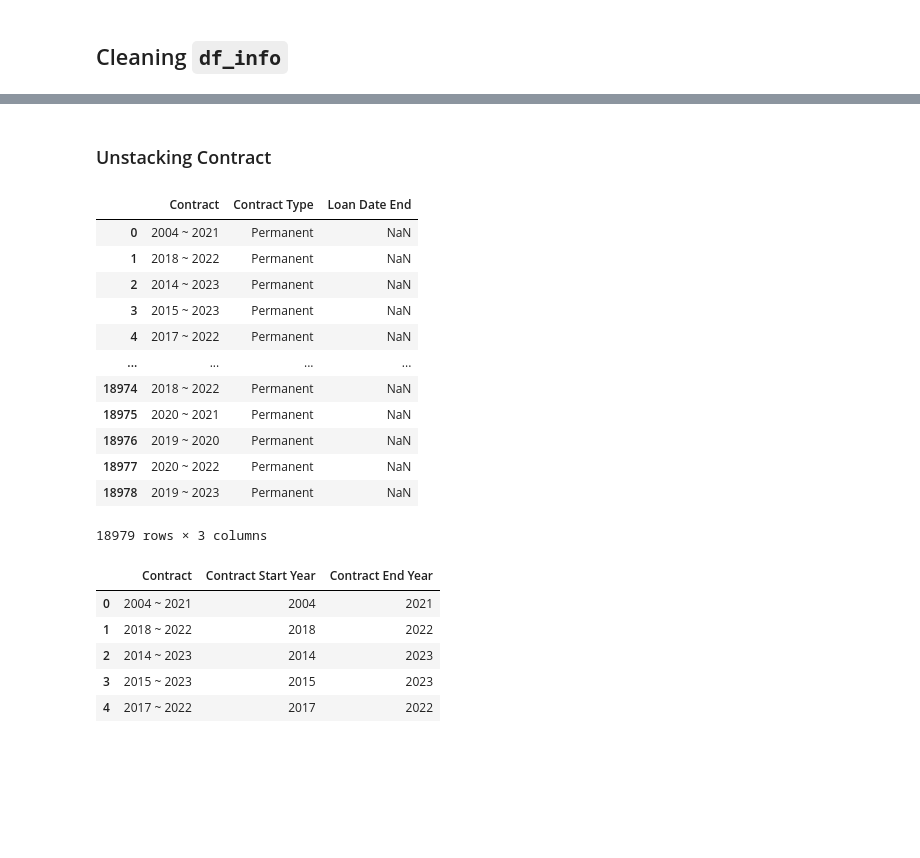
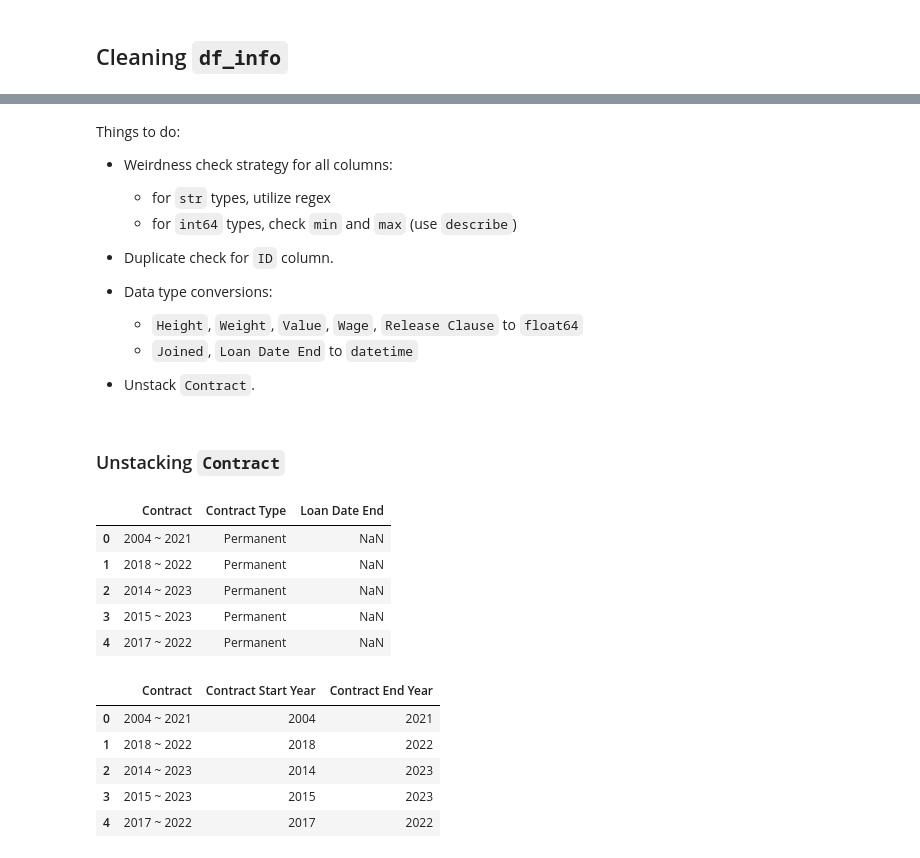
Before and after one commit to Gerum-Berhanu/data-cleaning, a Jupyter notebook: projects/04_fifa_21/data_cleaning.ipynb, the cells around one changed output, grey strips where cells are left out. Cells and saved outputs as stored; diff of their text form; code cells hidden in the pictures; blank space fills up the shorter version.

```diff
--- a/projects/04_fifa_21/data_cleaning.ipynb
+++ b/projects/04_fifa_21/data_cleaning.ipynb
@@ -113,36 +141,43 @@ Value                 0
 Wage                  0
 Release Clause        0
 dtype: int64
+# %% [markdown]
+Things to do:
+
+- Weirdness check strategy for all columns:
+    - for `str` types, utilize regex
+    - for `int64` types, check `min` and `max` (use `describe`)
+
+- Duplicate check for `ID` column.
+
+- Data type conversions:
+    - `Height`, `Weight`, `Value`, `Wage`, `Release Clause` to `float64`
+    - `Joined`, `Loan Date End` to `datetime`
+
+- Unstack `Contract`.
 # %% [markdown]
-### Unstacking Contract
+### Unstacking `Contract`
 # %%
 def categorize_contract(contract_str):
     if pd.isna(contract_str):
         return "Unknown"
     elif "On Loan" in contract_str:
         return "On Loan"
     elif "Free" in contract_str:
         return "Free"
     else:
         return "Permanent"
 
 df_info["Contract Type"] = df_info["Contract"].apply(categorize_contract)
 
-display(df_info[["Contract", "Contract Type", "Loan Date End"]])
+display(df_info[["Contract", "Contract Type", "Loan Date End"]].head(5))
 # %% [output]
 |  | Contract | Contract Type | Loan Date End |
 | 0 | 2004 ~ 2021 | Permanent | NaN |
 | 1 | 2018 ~ 2022 | Permanent | NaN |
 | 2 | 2014 ~ 2023 | Permanent | NaN |
 | 3 | 2015 ~ 2023 | Permanent | NaN |
 | 4 | 2017 ~ 2022 | Permanent | NaN |
-| ... | ... | ... | ... |
-| 18974 | 2018 ~ 2022 | Permanent | NaN |
-| 18975 | 2020 ~ 2021 | Permanent | NaN |
-| 18976 | 2019 ~ 2020 | Permanent | NaN |
-| 18977 | 2020 ~ 2022 | Permanent | NaN |
-| 18978 | 2019 ~ 2023 | Permanent | NaN |
-18979 rows × 3 columns
 # %%
 def get_contract_year(contract_str, year_idx):
     # year_idx 0 for start, 1 for end
```
Also changed, not shown: parts of 8 cells of this notebook.
